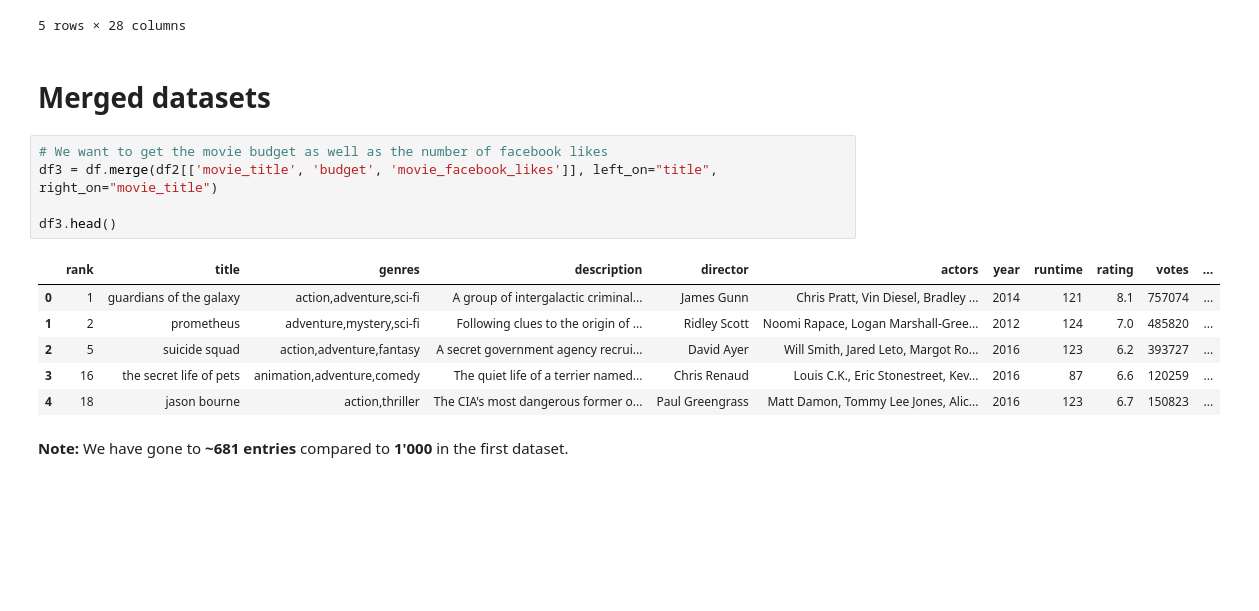
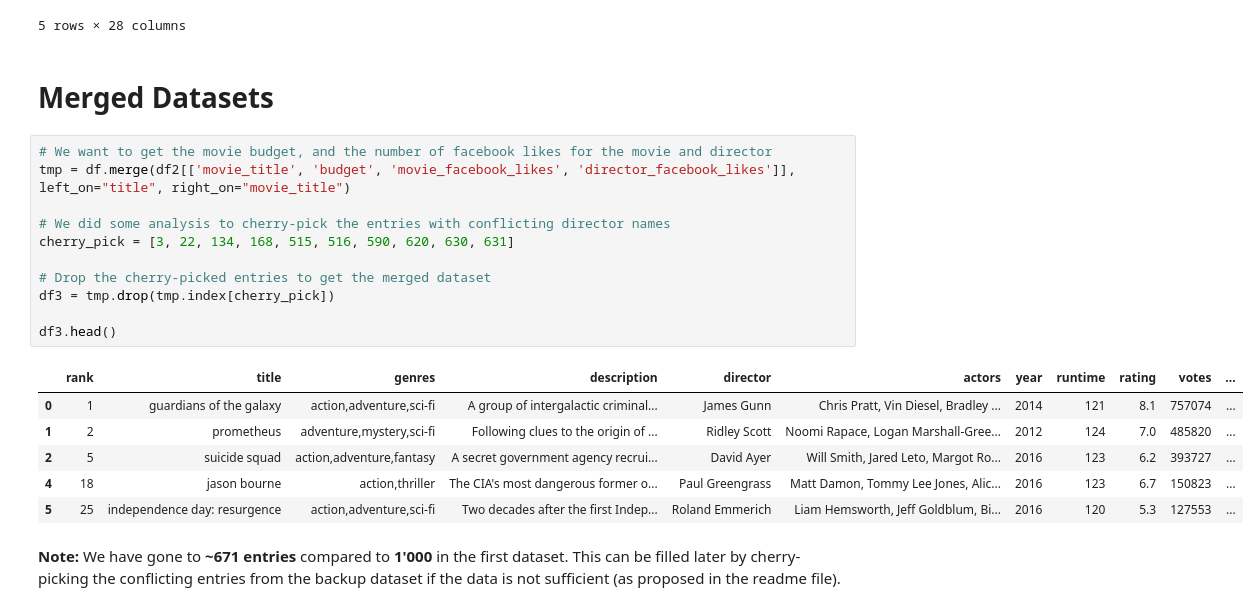
Before and after one commit to com-480-data-visualization/data-visualization-project-2021-datavizards, a Jupyter notebook: IMDB Preprocessing.ipynb, the cells around one changed output. Cells and saved outputs as stored; diff of their text form; blank space fills up the shorter version.

Commit message:
Modified pre-processing nb
Added the director facebook likes
Modified and added small comments in some places
Removed the redundant csv file from the data folder

```diff
--- a/IMDB Preprocessing.ipynb
+++ b/IMDB Preprocessing.ipynb
@@ -129,18 +129,24 @@ df2.head()
 | 4 | NaN | Doug Walker | NaN | NaN | 131.0 | NaN | ... |
 5 rows × 28 columns
 # %% [markdown]
-# Merged datasets
+# Merged Datasets
 # %%
-# We want to get the movie budget as well as the number of facebook likes
-df3 = df.merge(df2[['movie_title', 'budget', 'movie_facebook_likes']], left_on="title", right_on="movie_title")
+# We want to get the movie budget, and the number of facebook likes for the movie and director
+tmp = df.merge(df2[['movie_title', 'budget', 'movie_facebook_likes', 'director_facebook_likes']], left_on="title", right_on="movie_title")
+
+# We did some analysis to cherry-pick the entries with conflicting director names
+cherry_pick = [3, 22, 134, 168, 515, 516, 590, 620, 630, 631]
+
+# Drop the cherry-picked entries to get the merged dataset
+df3 = tmp.drop(tmp.index[cherry_pick])
 
 df3.head()
 # %% [output]
 |  | rank | title | genres | description | director | actors | year | runtime | rating | votes | ... |
 | 0 | 1 | guardians of the galaxy | action,adventure,sci-fi | A group of intergalactic criminal... | James Gunn | Chris Pratt, Vin Diesel, Bradley ... | 2014 | 121 | 8.1 | 757074 | ... |
 | 1 | 2 | prometheus | adventure,mystery,sci-fi | Following clues to the origin of ... | Ridley Scott | Noomi Rapace, Logan Marshall-Gree... | 2012 | 124 | 7.0 | 485820 | ... |
 | 2 | 5 | suicide squad | action,adventure,fantasy | A secret government agency recrui... | David Ayer | Will Smith, Jared Leto, Margot Ro... | 2016 | 123 | 6.2 | 393727 | ... |
-| 3 | 16 | the secret life of pets | animation,adventure,comedy | The quiet life of a terrier named... | Chris Renaud | Louis C.K., Eric Stonestreet, Kev... | 2016 | 87 | 6.6 | 120259 | ... |
 | 4 | 18 | jason bourne | action,thriller | The CIA's most dangerous former o... | Paul Greengrass | Matt Damon, Tommy Lee Jones, Alic... | 2016 | 123 | 6.7 | 150823 | ... |
+| 5 | 25 | independence day: resurgence | action,adventure,sci-fi | Two decades after the first Indep... | Roland Emmerich | Liam Hemsworth, Jeff Goldblum, Bi... | 2016 | 120 | 5.3 | 127553 | ... |
 # %% [markdown]
-__Note:__ We have gone to **~681 entries** compared to **1'000** in the first dataset.
+__Note:__ We have gone to **~671 entries** compared to **1'000** in the first dataset. This can be filled later by cherry-picking the conflicting entries from the backup dataset if the data is not sufficient (as proposed in the readme file).
```
Also changed, not shown: parts of 6 cells of this notebook, 1 other file.
